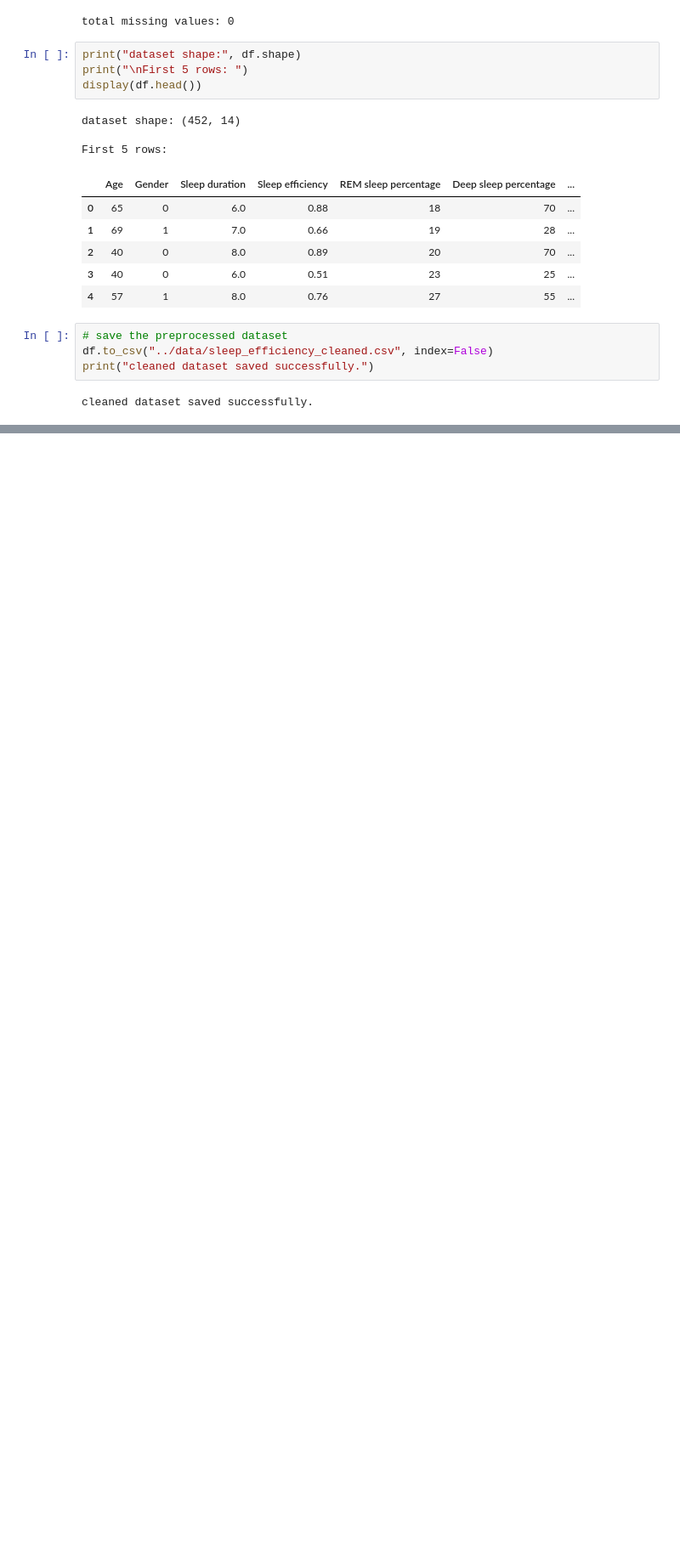
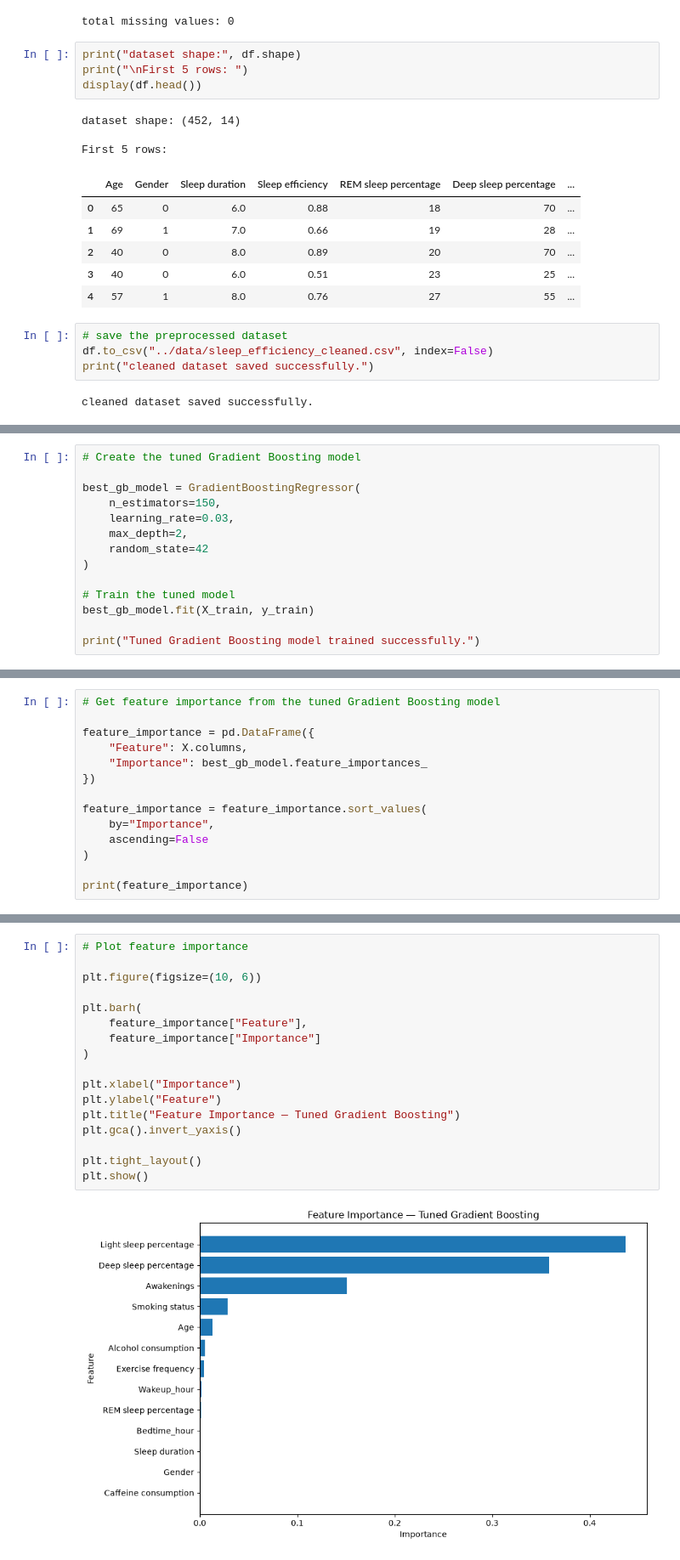
Before and after one commit to KalaiselvamK23/Sleep-Quality-Tracker, a Jupyter notebook: notebooks/01_Exploratory_Data_Analysis.ipynb, the cells around one changed output, grey strips where cells are left out. Shown at 85% size. Cells and saved outputs as stored; diff of their text form; blank space fills up the shorter version.

```diff
--- a/notebooks/01_Exploratory_Data_Analysis.ipynb
+++ b/notebooks/01_Exploratory_Data_Analysis.ipynb
@@ -400,0 +746,14 @@ cleaned dataset saved successfully.
+# %%
+# Create the tuned Gradient Boosting model
+
+best_gb_model = GradientBoostingRegressor(
+    n_estimators=150,
+    learning_rate=0.03,
+    max_depth=2,
+    random_state=42
+)
+
+# Train the tuned model
+best_gb_model.fit(X_train, y_train)
+
+print("Tuned Gradient Boosting model trained successfully.")
@@ -400,0 +806,14 @@ cleaned dataset saved successfully.
+# %%
+# Get feature importance from the tuned Gradient Boosting model
+
+feature_importance = pd.DataFrame({
+    "Feature": X.columns,
+    "Importance": best_gb_model.feature_importances_
+})
+
+feature_importance = feature_importance.sort_values(
+    by="Importance",
+    ascending=False
+)
+
+print(feature_importance)
@@ -400,0 +835,19 @@ cleaned dataset saved successfully.
+# %%
+# Plot feature importance
+
+plt.figure(figsize=(10, 6))
+
+plt.barh(
+    feature_importance["Feature"],
+    feature_importance["Importance"]
+)
+
+plt.xlabel("Importance")
+plt.ylabel("Feature")
+plt.title("Feature Importance — Tuned Gradient Boosting")
+plt.gca().invert_yaxis()
+
+plt.tight_layout()
+plt.show()
+# %% [output]
+[figure, added]
```
Also changed, not shown: parts of 40 cells of this notebook, 7 other files.
